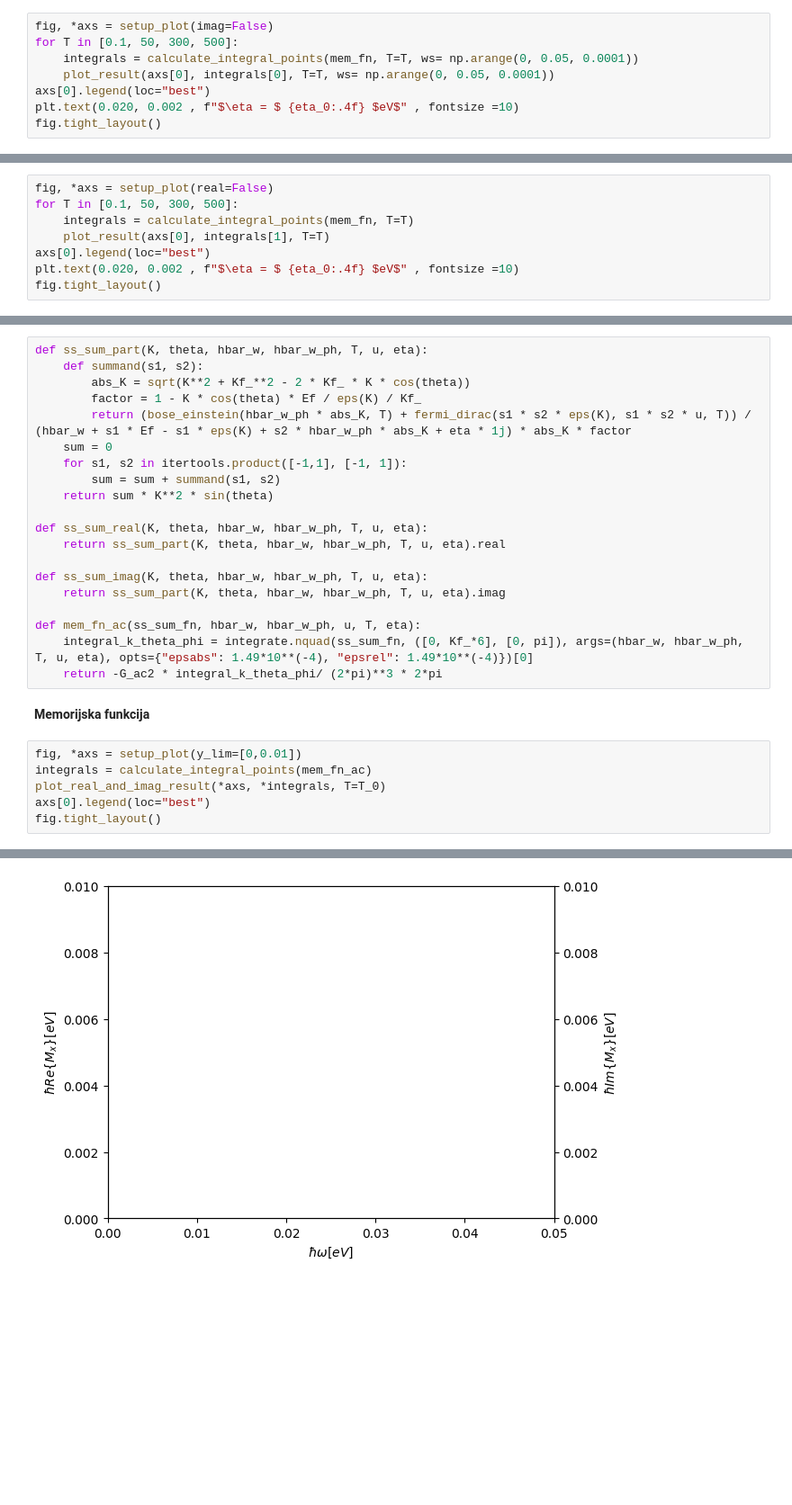
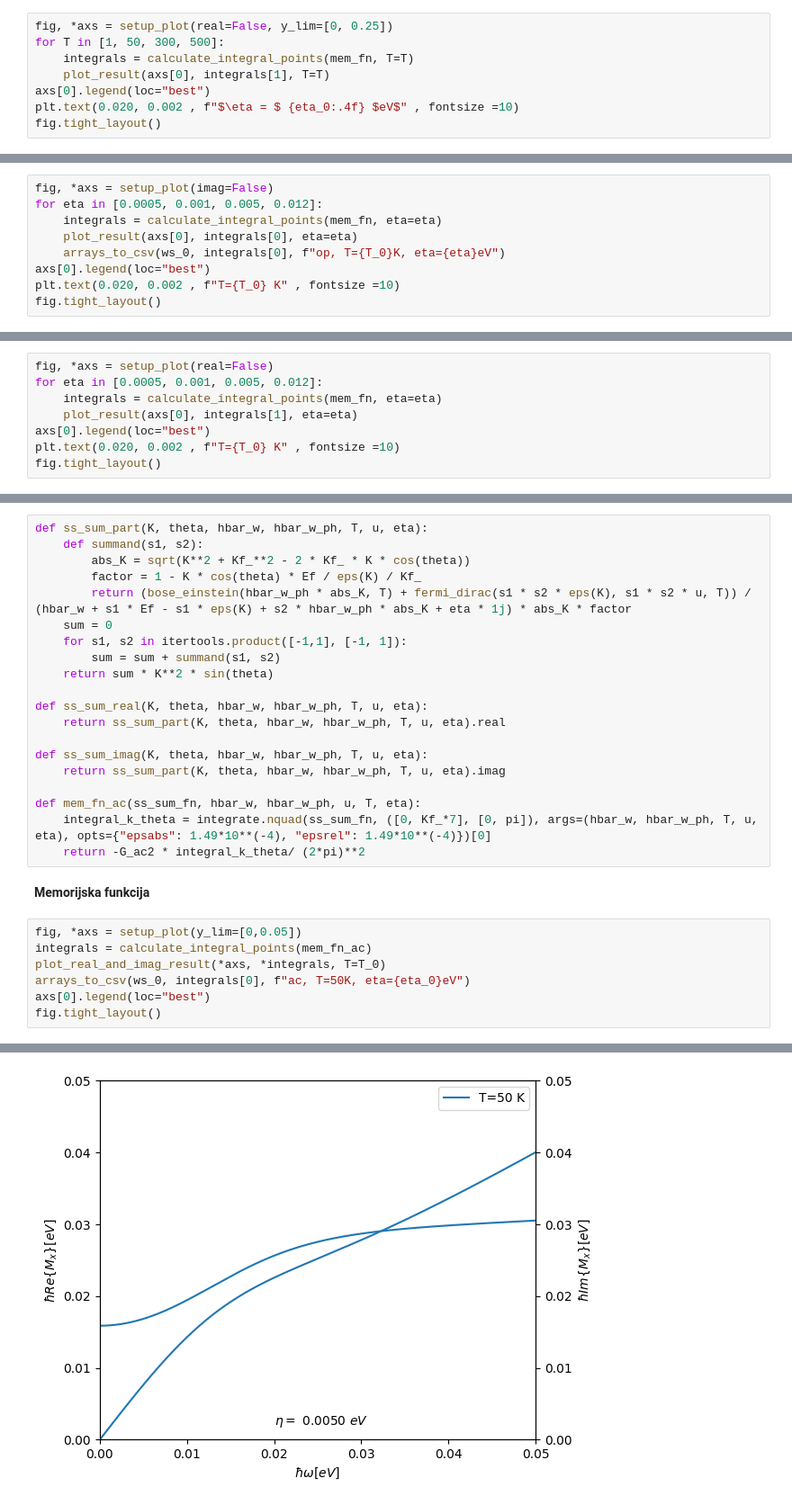
Before and after one commit to ppapac/24112024_memfn, a Jupyter notebook: MemoryDirac3D_012325.ipynb, the cells around one changed output, grey strips where cells are left out. Shown at 90% size. Saved outputs shown, nothing was run; the diff lists cells and outputs as text; blank space fills up the shorter version.

```diff
--- a/MemoryDirac3D_012325.ipynb
+++ b/MemoryDirac3D_012325.ipynb
@@ -148,8 +163,8 @@ fig.tight_layout()
 # %%
-fig, *axs = setup_plot(imag=False)
-for T in [0.1, 50, 300, 500]:
-    integrals = calculate_integral_points(mem_fn, T=T, ws= np.arange(0, 0.05, 0.0001))
-    plot_result(axs[0], integrals[0], T=T, ws= np.arange(0, 0.05, 0.0001))
+fig, *axs = setup_plot(real=False, y_lim=[0, 0.25])
+for T in [1, 50, 300, 500]:
+    integrals = calculate_integral_points(mem_fn, T=T)
+    plot_result(axs[0], integrals[1], T=T)
 axs[0].legend(loc="best")
 plt.text(0.020, 0.002 , f"$\eta = $ {eta_0:.4f} $eV$" , fontsize =10)
 fig.tight_layout()
@@ -157,0 +173,9 @@ fig.tight_layout()
+# %%
+fig, *axs = setup_plot(imag=False)
+for eta in [0.0005, 0.001, 0.005, 0.012]:
+    integrals = calculate_integral_points(mem_fn, eta=eta)
+    plot_result(axs[0], integrals[0], eta=eta)
+    arrays_to_csv(ws_0, integrals[0], f"op, T={T_0}K, eta={eta}eV")
+axs[0].legend(loc="best")
+plt.text(0.020, 0.002 , f"T={T_0} K" , fontsize =10)
+fig.tight_layout()
@@ -158,9 +184,9 @@ fig.tight_layout()
 # %%
 fig, *axs = setup_plot(real=False)
-for T in [0.1, 50, 300, 500]:
-    integrals = calculate_integral_points(mem_fn, T=T)
-    plot_result(axs[0], integrals[1], T=T)
+for eta in [0.0005, 0.001, 0.005, 0.012]:
+    integrals = calculate_integral_points(mem_fn, eta=eta)
+    plot_result(axs[0], integrals[1], eta=eta)
 axs[0].legend(loc="best")
-plt.text(0.020, 0.002 , f"$\eta = $ {eta_0:.4f} $eV$" , fontsize =10)
+plt.text(0.020, 0.002 , f"T={T_0} K" , fontsize =10)
 fig.tight_layout()
 # %% [output]
@@ -231,14 +236,15 @@ def ss_sum_imag(K, theta, hbar_w, hbar_w_ph, T, u, eta):
     return ss_sum_part(K, theta, hbar_w, hbar_w_ph, T, u, eta).imag
 
 def mem_fn_ac(ss_sum_fn, hbar_w, hbar_w_ph, u, T, eta):
-    integral_k_theta_phi = integrate.nquad(ss_sum_fn, ([0, Kf_*6], [0, pi]), args=(hbar_w, hbar_w_ph, T, u, eta), opts={"epsabs": 1.49*10**(-4), "epsrel": 1.49*10**(-4)})[0]
-    return -G_ac2 * integral_k_theta_phi/ (2*pi)**3 * 2*pi
+    integral_k_theta = integrate.nquad(ss_sum_fn, ([0, Kf_*7], [0, pi]), args=(hbar_w, hbar_w_ph, T, u, eta), opts={"epsabs": 1.49*10**(-4), "epsrel": 1.49*10**(-4)})[0]
+    return -G_ac2 * integral_k_theta/ (2*pi)**2
 # %% [markdown]
 **Memorijska funkcija**
 # %%
-fig, *axs = setup_plot(y_lim=[0,0.01])
+fig, *axs = setup_plot(y_lim=[0,0.05])
 integrals = calculate_integral_points(mem_fn_ac)
 plot_real_and_imag_result(*axs, *integrals, T=T_0)
+arrays_to_csv(ws_0, integrals[0], f"ac, T=50K, eta={eta_0}eV")
 axs[0].legend(loc="best")
 fig.tight_layout()
 # %% [output]
@@ -249 +251 @@ KeyboardInterrupt:
-[figure, old version]
+[figure, new version]
```
Also changed, not shown: parts of 20 cells of this notebook, 26 other files.
